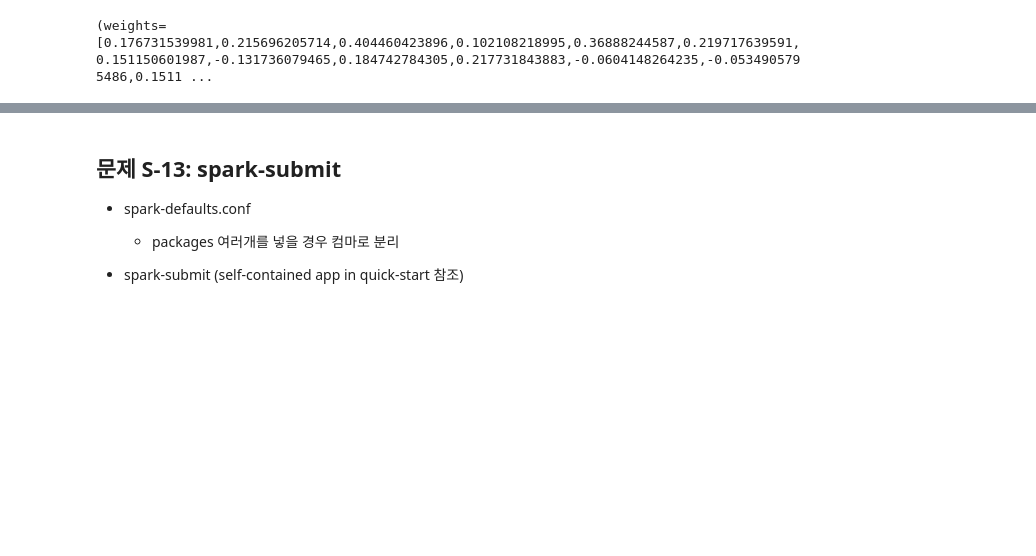
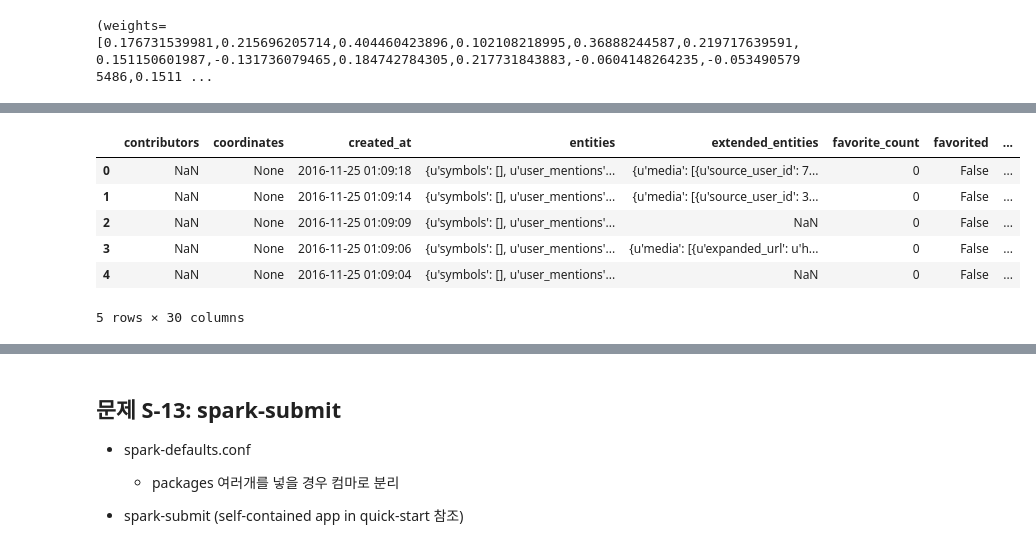
Before and after one commit to smu405/s, a Jupyter notebook: ds_spark.ipynb, the cells around one changed output, grey strips where cells are left out. Saved outputs shown, nothing was run; the diff lists cells and outputs as text; code cells hidden in the pictures; blank space fills up the shorter version.

```diff
--- a/ds_spark.ipynb
+++ b/ds_spark.ipynb
@@ -2413,0 +2886,22 @@ svm = SVMWithSGD.train(trainRdd, iterations=10)
+# %%
+import pandas as pd
+
+#_jfname='_tweet.json'
+_jfname='src/ds_twitter_seoul_3.json'
+# read the entire file into a python array
+with open(_jfname, 'rb') as f:
+    data = f.readlines()
+
+# remove the trailing "\n" from each line
+data = map(lambda x: x.rstrip(), data)
+
+# each element of 'data' is an individual JSON object.
+# i want to convert it into an *array* of JSON objects
+# which, in and of itself, is one large JSON object
+# basically... add square brackets to the beginning
+# and end, and have all the individual business JSON objects
+# separated by a comma
+data_json_str = "[" + ','.join(data) + "]"
+
+# now, load it into pandas
+data_df = pd.read_json(data_json_str)
@@ -2413,0 +2928,10 @@ svm = SVMWithSGD.train(trainRdd, iterations=10)
+# %%
+data_df.head()
+# %% [output]
+|  | contributors | coordinates | created_at | entities | extended_entities | favorite_count | favorited | ... |
+| 0 | NaN | None | 2016-11-25 01:09:18 | {u'symbols': [], u'user_mentions'... | {u'media': [{u'source_user_id': 7... | 0 | False | ... |
+| 1 | NaN | None | 2016-11-25 01:09:14 | {u'symbols': [], u'user_mentions'... | {u'media': [{u'source_user_id': 3... | 0 | False | ... |
+| 2 | NaN | None | 2016-11-25 01:09:09 | {u'symbols': [], u'user_mentions'... | NaN | 0 | False | ... |
+| 3 | NaN | None | 2016-11-25 01:09:06 | {u'symbols': [], u'user_mentions'... | {u'media': [{u'expanded_url': u'h... | 0 | False | ... |
+| 4 | NaN | None | 2016-11-25 01:09:04 | {u'symbols': [], u'user_mentions'... | NaN | 0 | False | ... |
+5 rows × 30 columns
```
Also changed, not shown: parts of 92 cells of this notebook, 6 other files.
